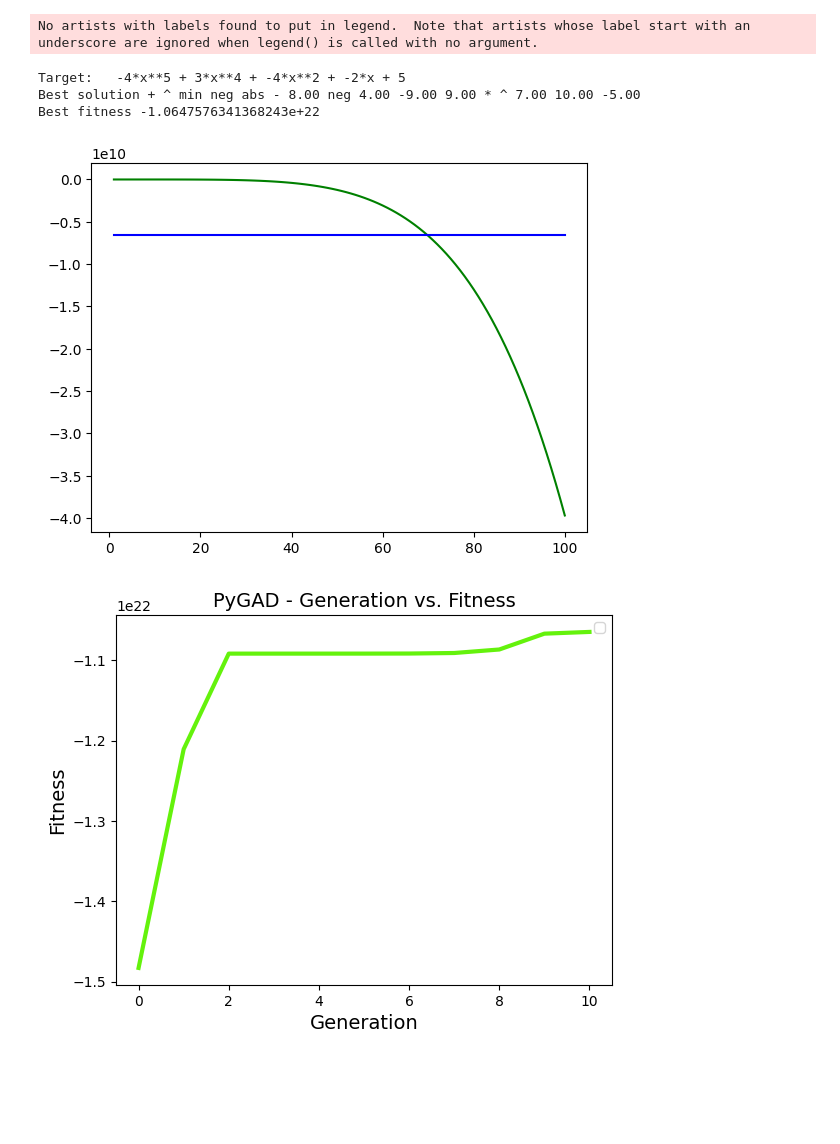
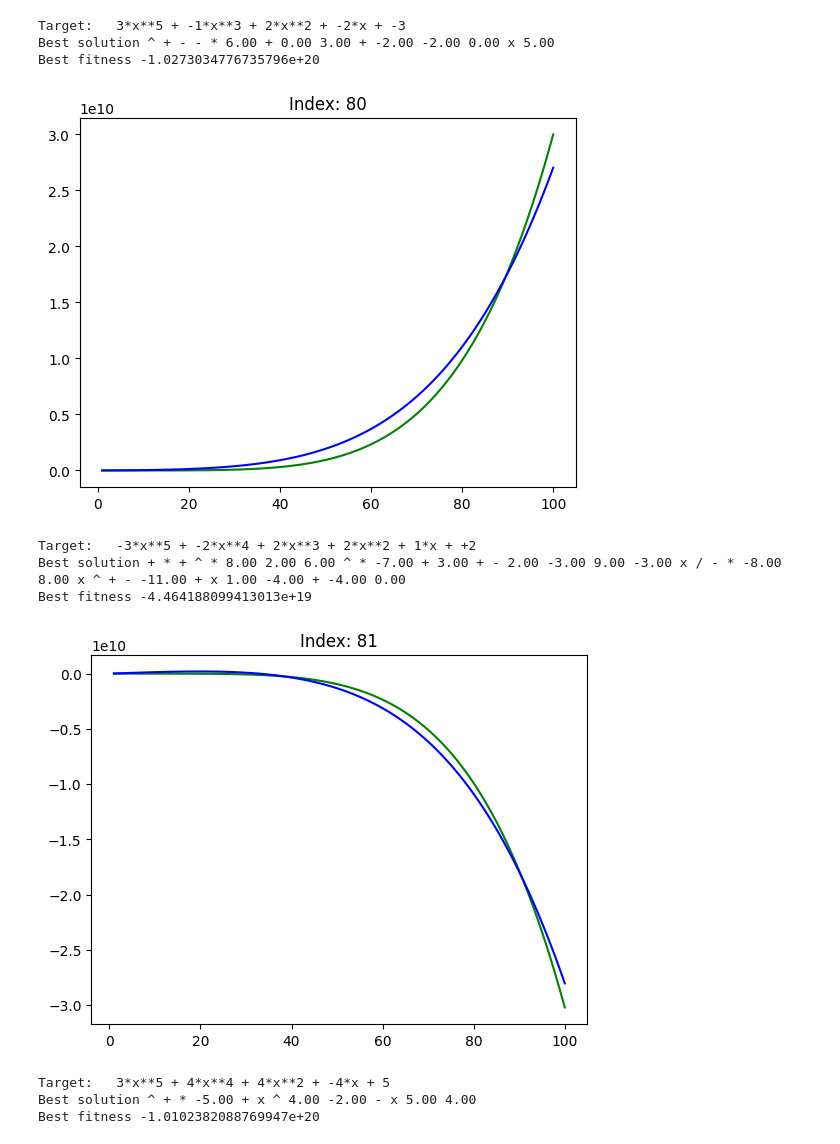
Before and after one commit to galgantar/Inteligentni-sistemi, a Jupyter notebook: seminarska 1/training.ipynb, the cells around one changed output. Drawn from its saved outputs; the diff is of its cells as text; code cells hidden in the pictures; blank space fills up the shorter version.

```diff
--- a/seminarska 1/training.ipynb
+++ b/seminarska 1/training.ipynb
@@ -69,23 +86,42 @@ def predict_function():
+# %%
+# load predictions from file
+with open('best_models.pkl', 'rb') as file:
+    best_models = pickle.load(file)
 # %%
-equation_index = 99
+def graph_predictions(best_models):
+    with open("dataset.csv") as file:
+        reader = csv.reader(file)
 
-with open("dataset.csv") as file:
-    reader = csv.reader(file)
+        index = 1
+        for row in reader:
+            target = row[0]
 
-    d = 0
-    for row in reader:
-        target = row[0]
-        xs = np.fromstring(row[1][1:-1], sep=", ")
-        ys = np.fromstring(row[2][1:-1], sep=", ")
-        if d == equation_index:
-           break
-        d += 1
+            xs = np.fromstring(row[1][1:-1], sep=", ")
+            ys = np.fromstring(row[2][1:-1], sep=", ")
+            fitness, model, target = best_models[index]
 
-predict_function()
+            if model != None:
+                print("Target: ", target)
+                print("Best solution", model)
+                print("Best fitness", fitness)
+
+                plt.title(f"Index: {index}")
+                plt.plot(xs, ys, color='green')
+                plt.plot(xs, [model.evaluate(x) for x in xs], color='blue')
+                plt.show()
+
+            index += 1
-# %% [output]
-No artists with labels found to put in legend.  Note that artists whose label start with an underscore are ignored when legend() is called with no argument.
-Target:   -4*x**5 + 3*x**4 + -4*x**2 + -2*x + 5
-Best solution + ^ min neg abs - 8.00 neg 4.00 -9.00 9.00 * ^ 7.00 10.00 -5.00
-Best fitness -1.0647576341368243e+22
-[figure, removed]
-[figure, removed]
+# %%
+graph_predictions(best_models=best_models)
+# %% [output]
+Target:   3*x**5 + -1*x**3 + 2*x**2 + -2*x + -3
+Best solution ^ + - - * 6.00 + 0.00 3.00 + -2.00 -2.00 0.00 x 5.00
+Best fitness -1.0273034776735796e+20
+[figure, added]
+Target:   -3*x**5 + -2*x**4 + 2*x**3 + 2*x**2 + 1*x + +2
+Best solution + * + ^ * 8.00 2.00 6.00 ^ * -7.00 + 3.00 + - 2.00 -3.00 9.00 -3.00 x / - * -8.00 8.00 x ^ + - -11.00 + x 1.00 -4.00 + -4.00 0.00
+Best fitness -4.464188099413013e+19
+[figure, added]
+Target:   3*x**5 + 4*x**4 + 4*x**2 + -4*x + 5
+Best solution ^ + * -5.00 + x ^ 4.00 -2.00 - x 5.00 4.00
+Best fitness -1.0102382088769947e+20
```
Also changed, not shown: parts of 4 cells of this notebook, 1 other file.
